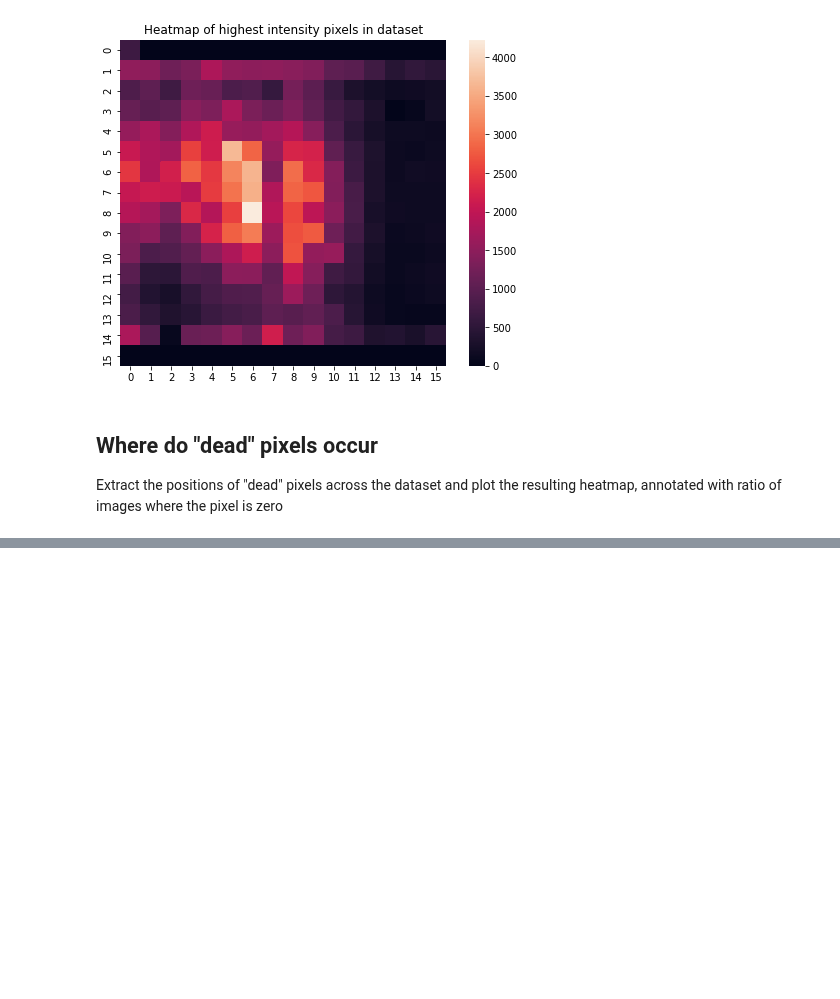
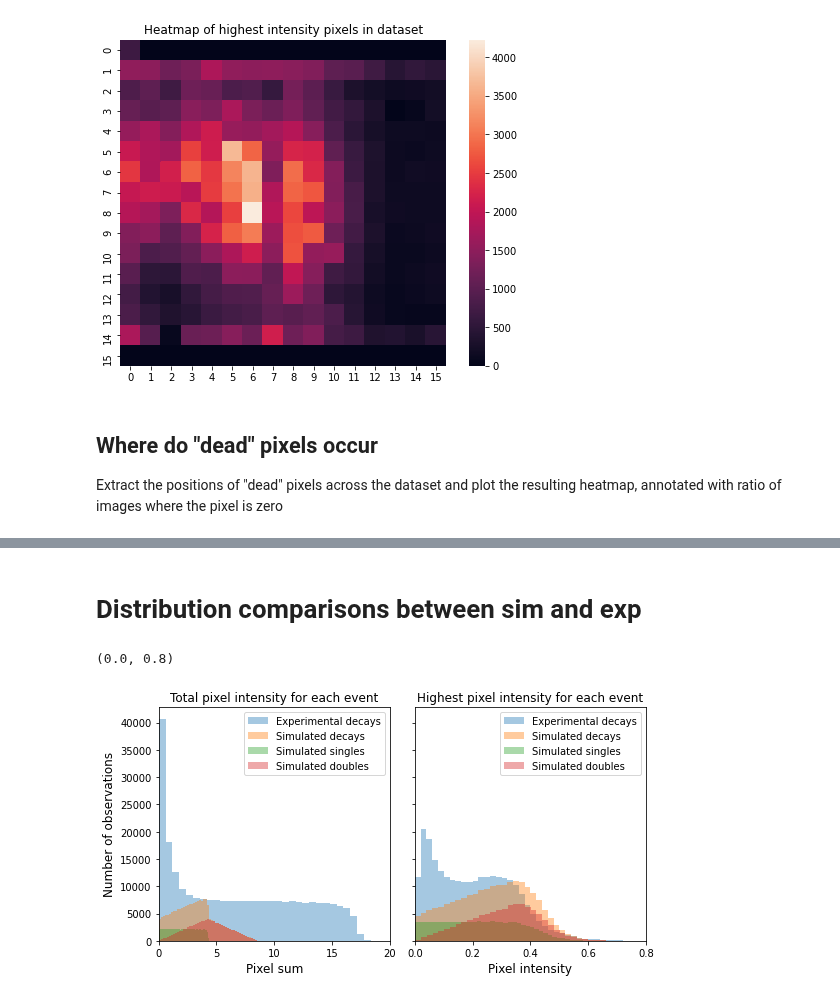
Before and after one commit to geirtul/master_analysis, a Jupyter notebook: notebooks/exploration/data_exploration_anodedata.ipynb, the cells around one changed output, grey strips where cells are left out. Saved outputs shown, nothing was run; the diff lists cells and outputs as text; code cells hidden in the pictures; blank space fills up the shorter version.

```diff
--- a/notebooks/exploration/data_exploration_anodedata.ipynb
+++ b/notebooks/exploration/data_exploration_anodedata.ipynb
@@ -20,6 +31,18 @@ DATA_PATH = REPO_ROOT + "/data/real/anodedata_500k.txt"
 DATA_FILENAME = "anodedata_500k.txt"
 
 events, images = import_real_data(DATA_PATH) # images not normalized
+# %%
+# CeBr2Mil_Mix.txt -> 2 million mixed samples of simulated events
+# ================== Import Data ==================
+#images = np.load(DATA_PATH + "images_full.npy")
+#positions = np.load(DATA_PATH + "positions_full.npy")
+#energies = np.load(DATA_PATH + "energies_full.npy")
+#labels = np.load(DATA_PATH + "labels_full.npy")
+images_sim = np.load(REPO_ROOT + "data/simulated/images_200k.npy")
+positions_sim = np.load(REPO_ROOT + "data/simulated/positions_200k.npy")
+energies_sim = np.load(REPO_ROOT + "data/simulated/energies_200k.npy")
+labels_sim = np.load(REPO_ROOT + "data/simulated/labels_200k.npy")
+single_sim, double_sim, close_sim = event_indices(positions_sim)
 # %% [markdown]
 # Basic statistical properties
 Means, standard deviations etc.
@@ -103,0 +125,54 @@ ax.invert_yaxis()
+# %% [markdown]
+# Distribution comparisons between sim and exp
+# %%
+images = normalize_image_data(images[decays])
+images_sim = normalize_image_data(images_sim)
+# %%
+img_sum = np.sum(images, axis=(1,2))
+img_hip = np.amax(images, axis=(1,2))
+img_sum_sim = np.sum(images_sim, axis=(1,2))
+img_hip_sim = np.amax(images_sim, axis=(1,2))
+# %%
+
+fig, ax = plt.subplots(1, 2, figsize=(8,4), sharey=True)
+
+# Sum all
+sns.distplot(img_sum, kde=False, label='Experimental decays', ax=ax.flatten()[0])
+sns.distplot(img_sum_sim, kde=False, label='Simulated decays', ax=ax.flatten()[0])
+ax.flatten()[0].set_ylabel("Number of observations", fontsize=12)
+#ax.flatten()[0].set_xlabel("Pixel sum", fontsize=12)
+ax.flatten()[0].set_title("Total pixel intensity for each event")
+ax.flatten()[0].legend()
+
+# HIP all
+sns.distplot(img_hip, kde=False, label='Experimental decays', ax=ax.flatten()[1])
+sns.distplot(img_hip_sim, kde=False, label='Simulated decays', ax=ax.flatten()[1])
+ax.flatten()[1].set_title("Highest pixel intensity for each event")
+ax.flatten()[1].legend()
+fig.tight_layout()
+
+
+#fig1, ax1 = plt.subplots(1, 2, figsize=(8,5), sharey=True)
+# Sum single/double
+sns.distplot(img_sum_sim[single_sim], kde=False, label='Simulated singles', ax=ax.flatten()[0])
+sns.distplot(img_sum_sim[double_sim], kde=False, label='Simulated doubles', ax=ax.flatten()[0])
+ax.flatten()[0].set_ylabel("Number of observations", fontsize=12)
+ax.flatten()[0].set_xlabel("Pixel sum", fontsize=12)
+ax.flatten()[0].legend()
+
+
+# HIP single/double
+sns.distplot(img_hip_sim[single_sim], kde=False, label='Simulated singles', ax=ax.flatten()[1])
+sns.distplot(img_hip_sim[double_sim], kde=False, label='Simulated doubles', ax=ax.flatten()[1])
+ax.flatten()[1].set_xlabel("Pixel intensity", fontsize=12)
+ax.flatten()[1].legend()
+
+ax.flatten()[0].set_xlim(0, 20)
+#ax.flatten()[0].ticklabel_format(axis='x', scilimits=(3,3))
+ax.flatten()[1].set_xlim(0, 0.8)
+#ax.flatten()[1].ticklabel_format(axis='x', scilimits=(3,3))
+
+#fig1.tight_layout()
+# %% [output]
+(0.0, 0.8)
+[figure, added]
```
Also changed, not shown: parts of 11 cells of this notebook, 2 other files.
